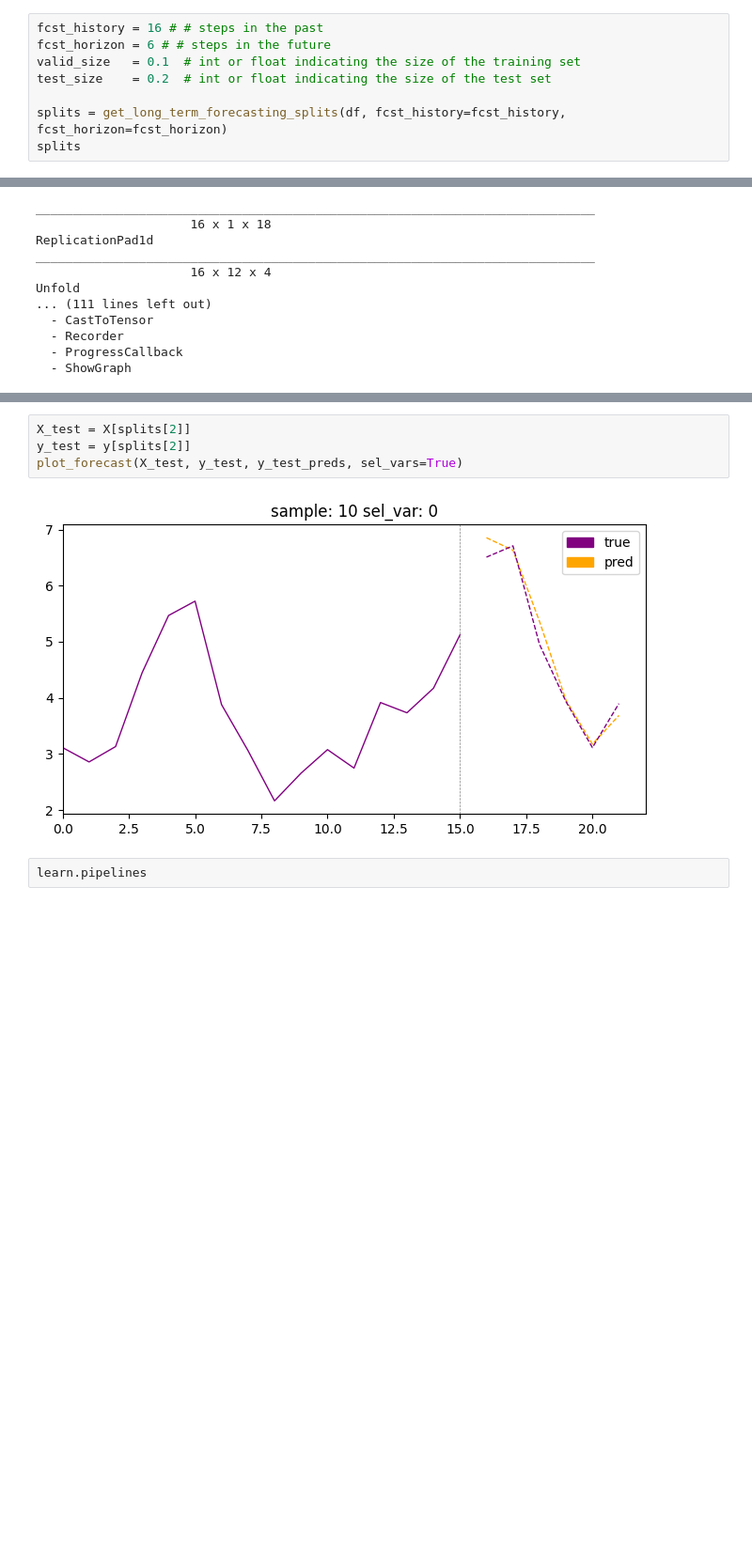
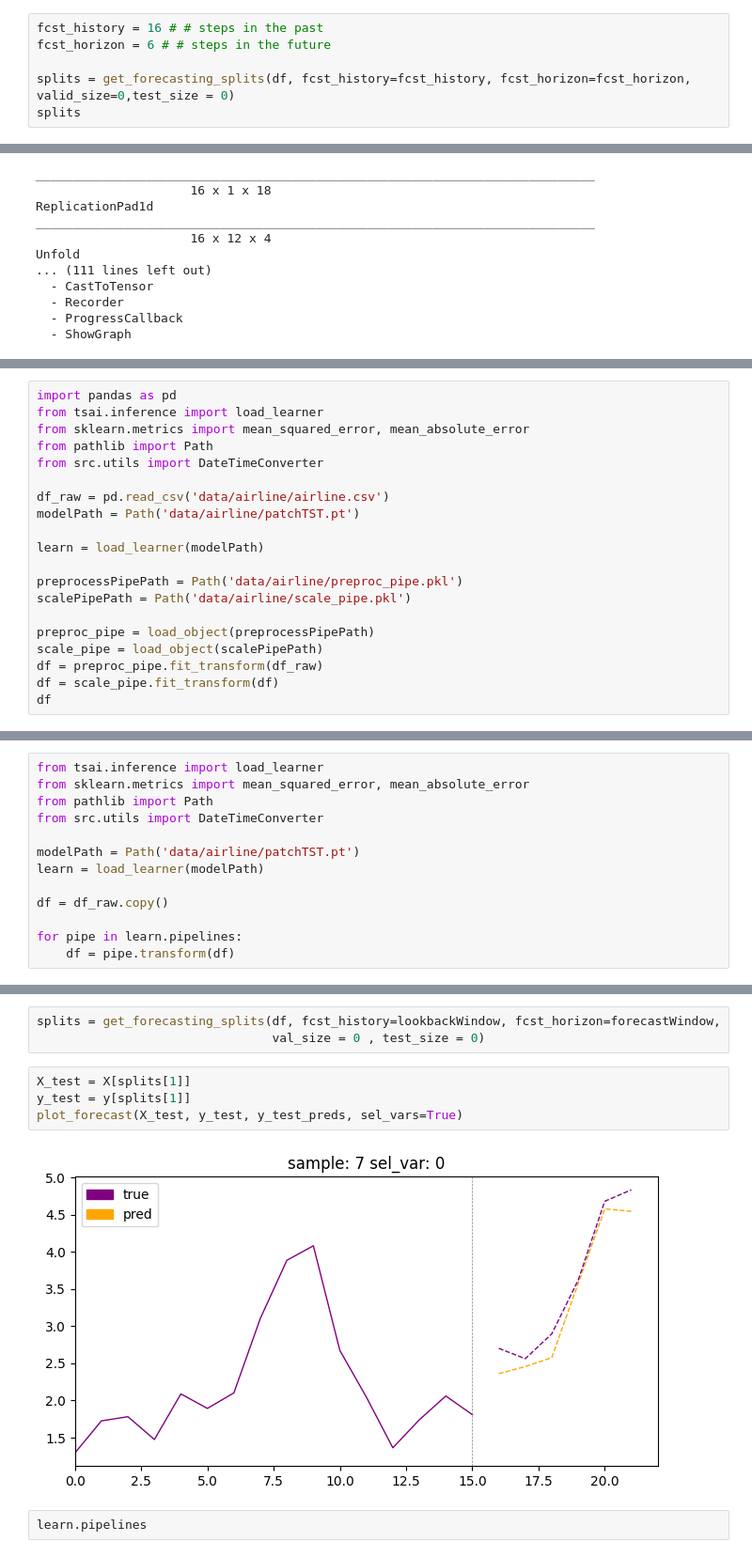
Before and after one commit to ginofft/TimeSeriesAnalysis, a Jupyter notebook: playground.ipynb, the cells around one changed output, grey strips where cells are left out. Shown at 94% size. Cells and saved outputs as stored; diff of their text form; blank space fills up the shorter version.

```diff
--- a/playground.ipynb
+++ b/playground.ipynb
@@ -272,9 +272,7 @@ Final memory usage  : 1.53 KB    (-35.5%)
 # %%
 fcst_history = 16 # # steps in the past
 fcst_horizon = 6 # # steps in the future
-valid_size   = 0.1  # int or float indicating the size of the training set
-test_size    = 0.2  # int or float indicating the size of the test set
 
-splits = get_long_term_forecasting_splits(df, fcst_history=fcst_history, fcst_horizon=fcst_horizon)
+splits = get_forecasting_splits(df, fcst_history=fcst_history, fcst_horizon=fcst_horizon, valid_size=0,test_size = 0)
 splits
 # %% [output]
@@ -379,0 +387,20 @@ learn.export('patchTST.pt')
+# %%
+import pandas as pd
+from tsai.inference import load_learner
+from sklearn.metrics import mean_squared_error, mean_absolute_error
+from pathlib import Path
+from src.utils import DateTimeConverter
+
+df_raw = pd.read_csv('data/airline/airline.csv')
+modelPath = Path('data/airline/patchTST.pt')
+
+learn = load_learner(modelPath)
+
+preprocessPipePath = Path('data/airline/preproc_pipe.pkl')
+scalePipePath = Path('data/airline/scale_pipe.pkl')
+
+preproc_pipe = load_object(preprocessPipePath)
+scale_pipe = load_object(scalePipePath)
+df = preproc_pipe.fit_transform(df_raw)
+df = scale_pipe.fit_transform(df)
+df
@@ -398,0 +448,13 @@ y_test_preds.shape: (23, 1, 6)
+# %%
+from tsai.inference import load_learner
+from sklearn.metrics import mean_squared_error, mean_absolute_error
+from pathlib import Path
+from src.utils import DateTimeConverter
+
+modelPath = Path('data/airline/patchTST.pt')
+learn = load_learner(modelPath)
+
+df = df_raw.copy()
+
+for pipe in learn.pipelines:
+    df = pipe.transform(df)
@@ -399,9 +464,12 @@ y_test_preds.shape: (23, 1, 6)
+# %%
+splits = get_forecasting_splits(df, fcst_history=lookbackWindow, fcst_horizon=forecastWindow,
+                                val_size = 0 , test_size = 0)
 # %%
-X_test = X[splits[2]]
-y_test = y[splits[2]]
+X_test = X[splits[1]]
+y_test = y[splits[1]]
 plot_forecast(X_test, y_test, y_test_preds, sel_vars=True)
 # %% [output]
-[figure, old version]
+[figure, new version]
 # %%
 learn.pipelines
 # %% [output]
```
Also changed, not shown: parts of 8 cells of this notebook, 3 other files.
